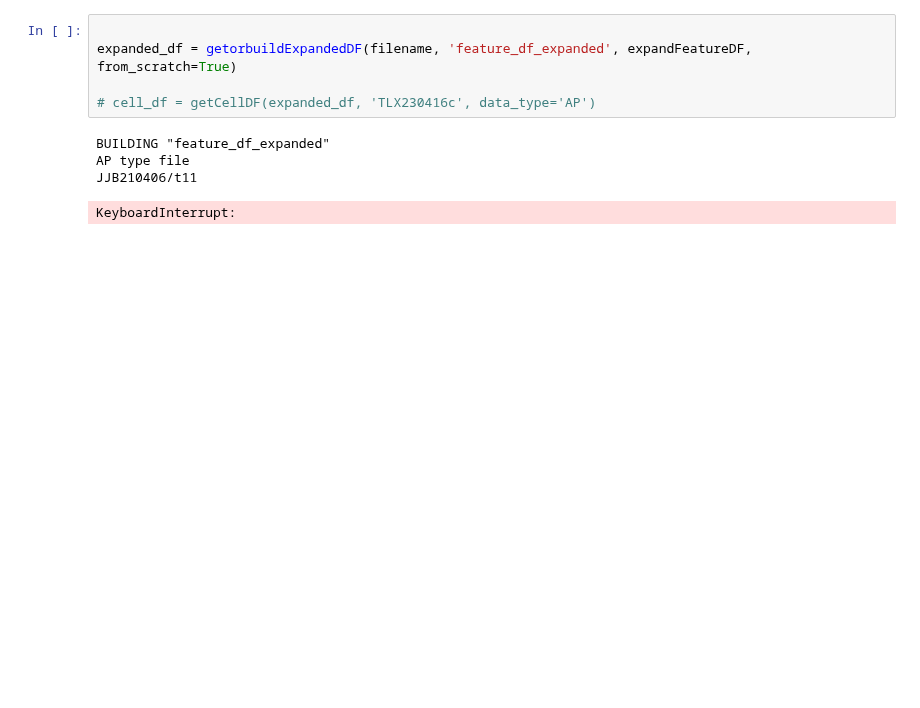
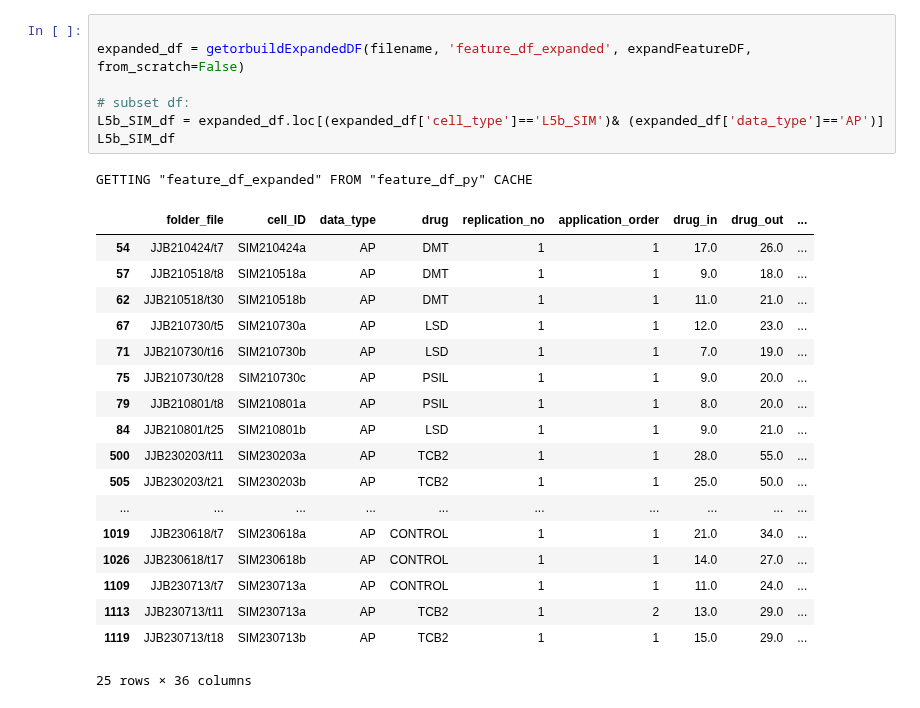
Before and after one commit to jjb-hub/IGOR_phd, a Jupyter notebook: PATCH_DADDY_thebook.ipynb, the cells around one changed output. Drawn from its saved outputs; the diff is of its cells as text; blank space fills up the shorter version.

```diff
--- a/PATCH_DADDY_thebook.ipynb
+++ b/PATCH_DADDY_thebook.ipynb
@@ -58,14 +51,31 @@ The autoreload extension is already loaded. To reload it, use:
 COLORS {'pAD': 'orange', 'Somatic': 'blue', 'WASH': 'lightsteelblue', 'PRE': 'black', 'CONTROL': 'grey', 'TCB2': 'green', 'DMT': 'teal', 'PSIL': 'orange', 'LSD': 'purple', 'MDL': 'blue', 'I_display':  ...
 # %%
 
-expanded_df = getorbuildExpandedDF(filename, 'feature_df_expanded', expandFeatureDF, from_scratch=True)
+expanded_df = getorbuildExpandedDF(filename, 'feature_df_expanded', expandFeatureDF, from_scratch=False)
 
-# cell_df = getCellDF(expanded_df, 'TLX230416c', data_type='AP')
+# subset df:
+L5b_SIM_df = expanded_df.loc[(expanded_df['cell_type']=='L5b_SIM')& (expanded_df['data_type']=='AP')]
+L5b_SIM_df
 # %% [output]
-BUILDING "feature_df_expanded"
-AP type file
-JJB210406/t11
+GETTING "feature_df_expanded" FROM "feature_df_py" CACHE
+|  | folder_file | cell_ID | data_type | drug | replication_no | application_order | drug_in | drug_out | ... |
+| 54 | JJB210424/t7 | SIM210424a | AP | DMT | 1 | 1 | 17.0 | 26.0 | ... |
+| 57 | JJB210518/t8 | SIM210518a | AP | DMT | 1 | 1 | 9.0 | 18.0 | ... |
+| 62 | JJB210518/t30 | SIM210518b | AP | DMT | 1 | 1 | 11.0 | 21.0 | ... |
+| 67 | JJB210730/t5 | SIM210730a | AP | LSD | 1 | 1 | 12.0 | 23.0 | ... |
+| 71 | JJB210730/t16 | SIM210730b | AP | LSD | 1 | 1 | 7.0 | 19.0 | ... |
+| 75 | JJB210730/t28 | SIM210730c | AP | PSIL | 1 | 1 | 9.0 | 20.0 | ... |
+| 79 | JJB210801/t8 | SIM210801a | AP | PSIL | 1 | 1 | 8.0 | 20.0 | ... |
+| 84 | JJB210801/t25 | SIM210801b | AP | LSD | 1 | 1 | 9.0 | 21.0 | ... |
+| 500 | JJB230203/t11 | SIM230203a | AP | TCB2 | 1 | 1 | 28.0 | 55.0 | ... |
+| 505 | JJB230203/t21 | SIM230203b | AP | TCB2 | 1 | 1 | 25.0 | 50.0 | ... |
+| ... | ... | ... | ... | ... | ... | ... | ... | ... | ... |
+| 1019 | JJB230618/t7 | SIM230618a | AP | CONTROL | 1 | 1 | 21.0 | 34.0 | ... |
+| 1026 | JJB230618/t17 | SIM230618b | AP | CONTROL | 1 | 1 | 14.0 | 27.0 | ... |
+| 1109 | JJB230713/t7 | SIM230713a | AP | CONTROL | 1 | 1 | 11.0 | 24.0 | ... |
+| 1113 | JJB230713/t11 | SIM230713a | AP | TCB2 | 1 | 2 | 13.0 | 29.0 | ... |
+| 1119 | JJB230713/t18 | SIM230713b | AP | TCB2 | 1 | 1 | 15.0 | 29.0 | ... |
-KeyboardInterrupt:
+25 rows × 36 columns
 # %%
 #APPLICATION TRACE PLOTTING
 
```
Also changed, not shown: parts of 5 cells of this notebook, 4 other files.
